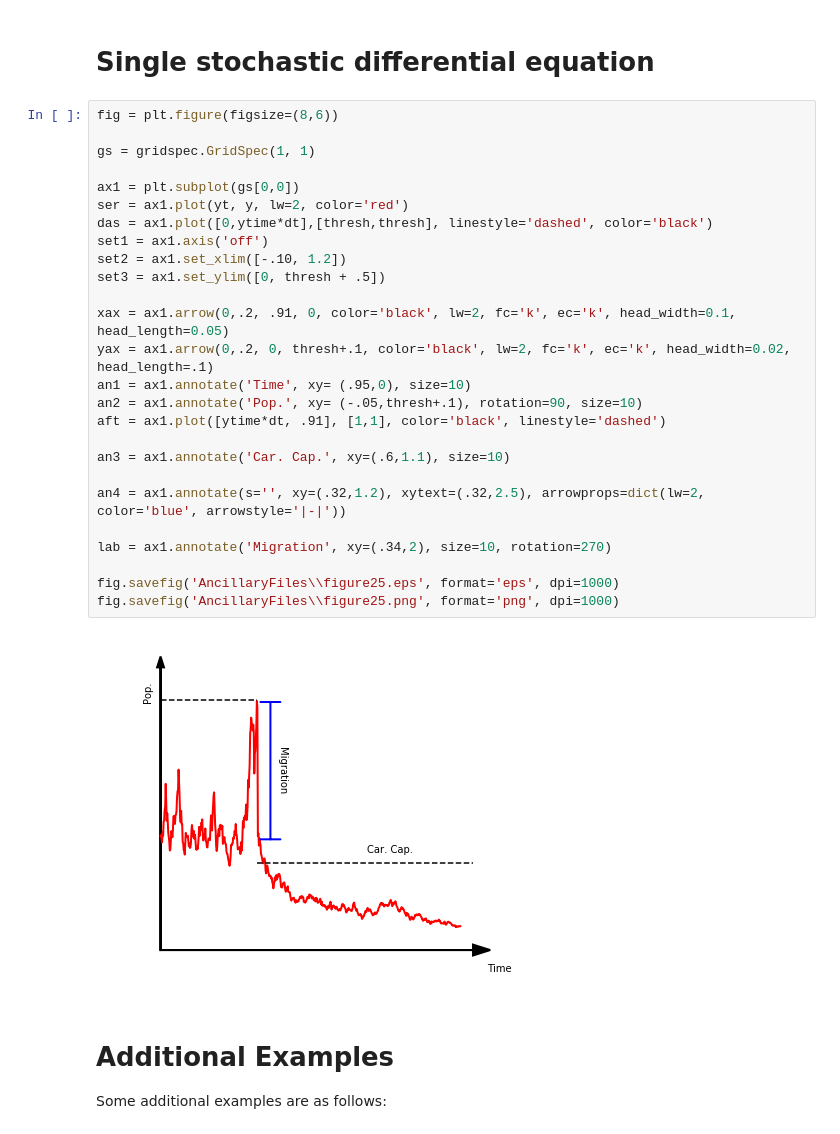
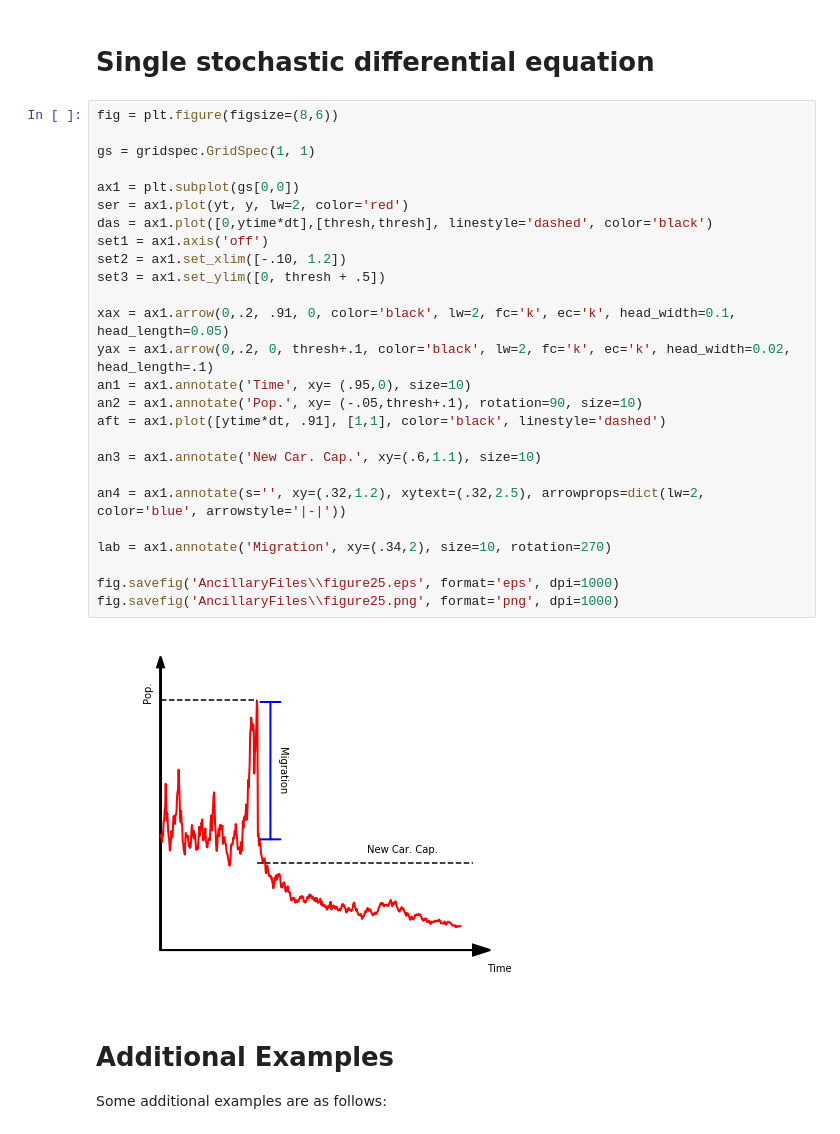
Before and after one commit to mbaker21231/InstEvo, a Jupyter notebook: Writeup/AgeArea/ArticleGraph.ipynb, the cells around one changed output. Cells and saved outputs as stored; diff of their text form.

```diff
--- a/Writeup/AgeArea/ArticleGraph.ipynb
+++ b/Writeup/AgeArea/ArticleGraph.ipynb
@@ -486,31 +485,31 @@ fig.savefig('AncillaryFiles\\figure3.png', format='png', dpi=1000)
 # %%
 fig = plt.figure(figsize=(8,6))
 
 gs = gridspec.GridSpec(1, 1)
 
 ax1 = plt.subplot(gs[0,0])
 ser = ax1.plot(yt, y, lw=2, color='red')
 das = ax1.plot([0,ytime*dt],[thresh,thresh], linestyle='dashed', color='black')
 set1 = ax1.axis('off')
 set2 = ax1.set_xlim([-.10, 1.2])
 set3 = ax1.set_ylim([0, thresh + .5])
 
 xax = ax1.arrow(0,.2, .91, 0, color='black', lw=2, fc='k', ec='k', head_width=0.1, head_length=0.05)
 yax = ax1.arrow(0,.2, 0, thresh+.1, color='black', lw=2, fc='k', ec='k', head_width=0.02, head_length=.1)
 an1 = ax1.annotate('Time', xy= (.95,0), size=10)
 an2 = ax1.annotate('Pop.', xy= (-.05,thresh+.1), rotation=90, size=10)
 aft = ax1.plot([ytime*dt, .91], [1,1], color='black', linestyle='dashed')
 
-an3 = ax1.annotate('Car. Cap.', xy=(.6,1.1), size=10)
+an3 = ax1.annotate('New Car. Cap.', xy=(.6,1.1), size=10)
 
 an4 = ax1.annotate(s='', xy=(.32,1.2), xytext=(.32,2.5), arrowprops=dict(lw=2, color='blue', arrowstyle='|-|'))
 
 lab = ax1.annotate('Migration', xy=(.34,2), size=10, rotation=270)
 
 fig.savefig('AncillaryFiles\\figure25.eps', format='eps', dpi=1000)
 fig.savefig('AncillaryFiles\\figure25.png', format='png', dpi=1000)
 # %% [output]
-[figure, old version]
+[figure, new version]
 # %% [markdown]
 # Additional Examples
 
```
Also changed, not shown: parts of 6 cells of this notebook, 7 other files.
